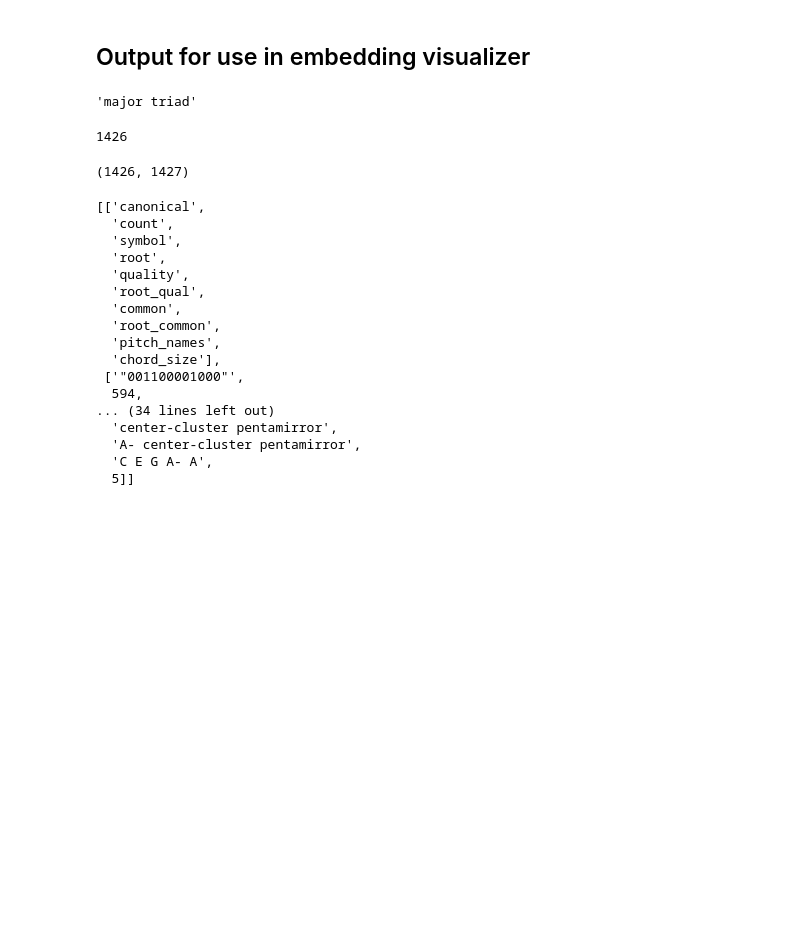
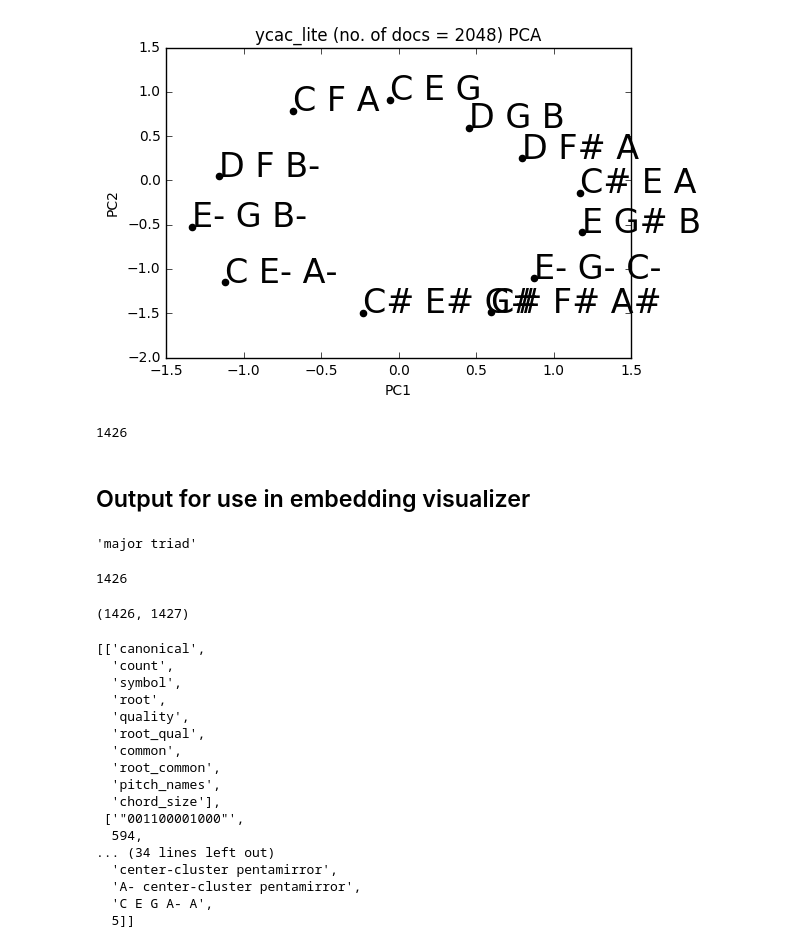
Before and after one commit to eamonnbell/music-mining, a Jupyter notebook: gensim/PCA plots from YCAC files.ipynb, the cells around one changed output. Cells and saved outputs as stored; diff of their text form; code cells hidden in the pictures; blank space fills up the shorter version.

```diff
--- a/gensim/PCA plots from YCAC files.ipynb
+++ b/gensim/PCA plots from YCAC files.ipynb
@@ -343,0 +302,5 @@ plot_relations(a, b, 'ycac.json', sample_size=None, model=m)
+# %%
+%%time
+m = generate_embeddings('ycac_lite.json',window=10)
+plot_relations(a, b, 'ycac_lite.json', sample_size=None, model=m)
+# %% [output]
@@ -344,3 +309,8 @@ plot_relations(a, b, 'ycac.json', sample_size=None, model=m)
+[figure, added]
+# %%
+len(m.vocab)
+# %% [output]
+1426
 # %% [markdown]
 ## Output for use in embedding visualizer
 # %%
```
Also changed, not shown: parts of 11 cells of this notebook, 18 other files.
